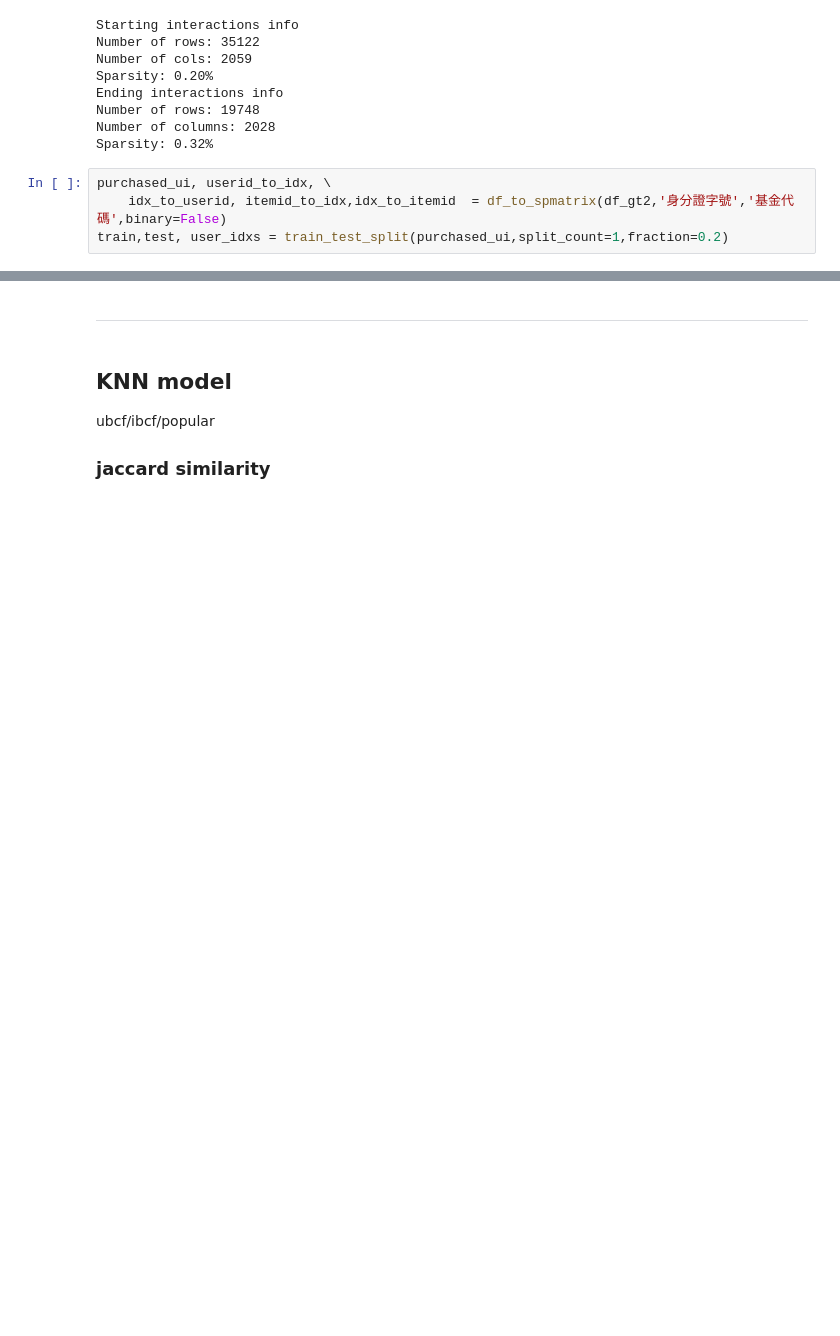
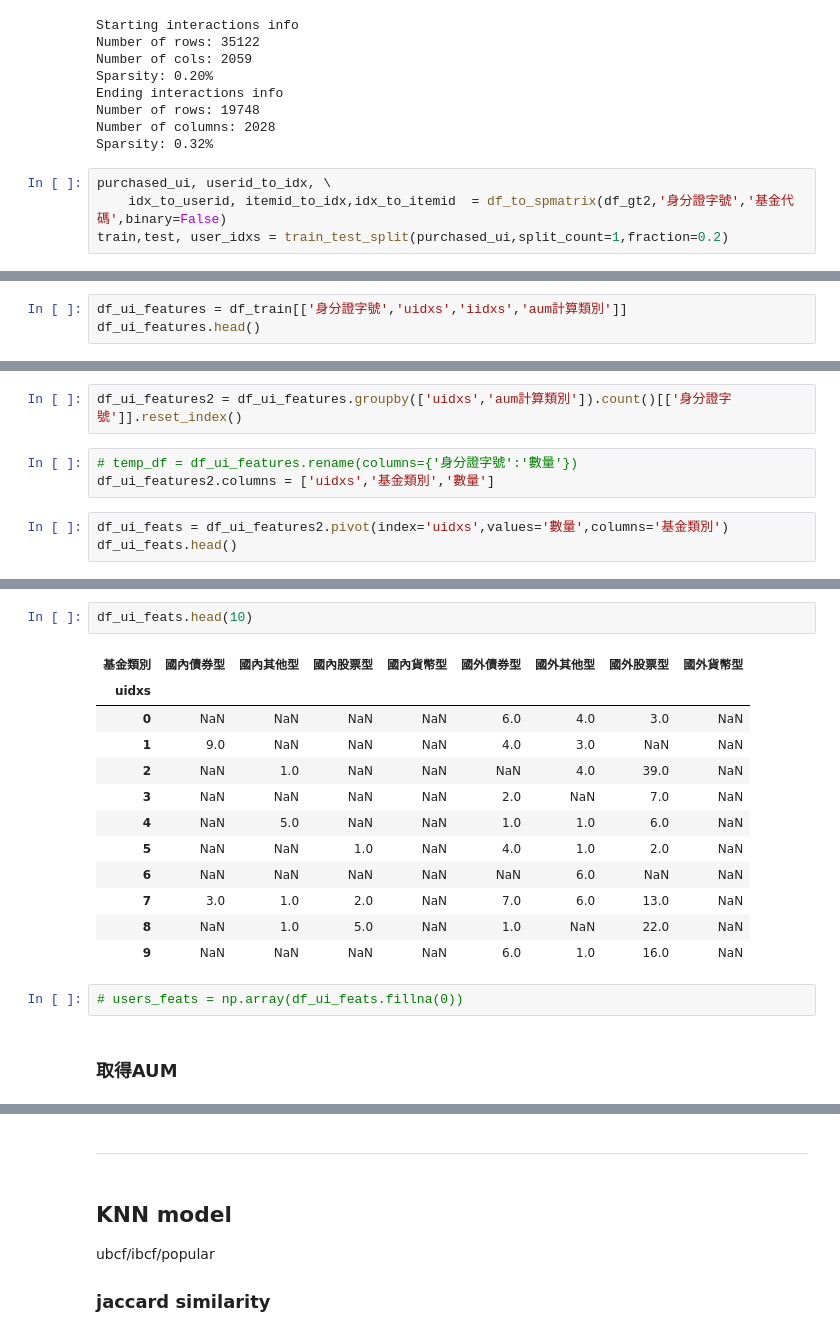
Before and after one commit to 000Nelson000/PlayRecommendSystem, a Jupyter notebook: rec_funds/rec_funds_offline.ipynb, the cells around one changed output, grey strips where cells are left out. Drawn from its saved outputs; the diff is of its cells as text; blank space fills up the shorter version.

Commit message:
users features added

```diff
--- a/rec_funds/rec_funds_offline.ipynb
+++ b/rec_funds/rec_funds_offline.ipynb
@@ -39,0 +93,3 @@ train,test, user_idxs = train_test_split(purchased_ui,split_count=1,fraction=0.2
+# %%
+df_ui_features = df_train[['身分證字號','uidxs','iidxs','aum計算類別']]
+df_ui_features.head()
@@ -39,0 +120,8 @@ train,test, user_idxs = train_test_split(purchased_ui,split_count=1,fraction=0.2
+# %%
+df_ui_features2 = df_ui_features.groupby(['uidxs','aum計算類別']).count()[['身分證字號']].reset_index()
+# %%
+# temp_df = df_ui_features.rename(columns={'身分證字號':'數量'})
+df_ui_features2.columns = ['uidxs','基金類別','數量']
+# %%
+df_ui_feats = df_ui_features2.pivot(index='uidxs',values='數量',columns='基金類別')
+df_ui_feats.head()
@@ -39,0 +136,19 @@ train,test, user_idxs = train_test_split(purchased_ui,split_count=1,fraction=0.2
+# %%
+df_ui_feats.head(10)
+# %% [output]
+| 基金類別 | 國內債券型 | 國內其他型 | 國內股票型 | 國內貨幣型 | 國外債券型 | 國外其他型 | 國外股票型 | 國外貨幣型 |
+| uidxs |  |  |  |  |  |  |  |  |
+| 0 | NaN | NaN | NaN | NaN | 6.0 | 4.0 | 3.0 | NaN |
+| 1 | 9.0 | NaN | NaN | NaN | 4.0 | 3.0 | NaN | NaN |
+| 2 | NaN | 1.0 | NaN | NaN | NaN | 4.0 | 39.0 | NaN |
+| 3 | NaN | NaN | NaN | NaN | 2.0 | NaN | 7.0 | NaN |
+| 4 | NaN | 5.0 | NaN | NaN | 1.0 | 1.0 | 6.0 | NaN |
+| 5 | NaN | NaN | 1.0 | NaN | 4.0 | 1.0 | 2.0 | NaN |
+| 6 | NaN | NaN | NaN | NaN | NaN | 6.0 | NaN | NaN |
+| 7 | 3.0 | 1.0 | 2.0 | NaN | 7.0 | 6.0 | 13.0 | NaN |
+| 8 | NaN | 1.0 | 5.0 | NaN | 1.0 | NaN | 22.0 | NaN |
+| 9 | NaN | NaN | NaN | NaN | 6.0 | 1.0 | 16.0 | NaN |
+# %%
+# users_feats = np.array(df_ui_feats.fillna(0))
+# %% [markdown]
+### 取得AUM
```
Also changed, not shown: parts of 22 cells of this notebook, 1 other file.
